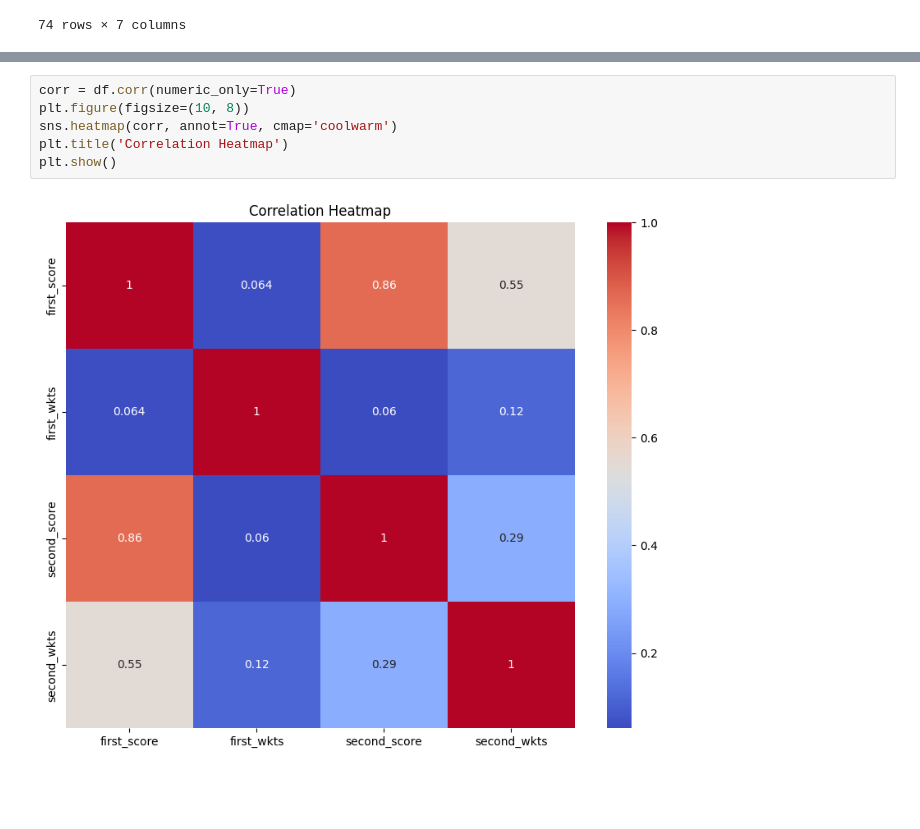
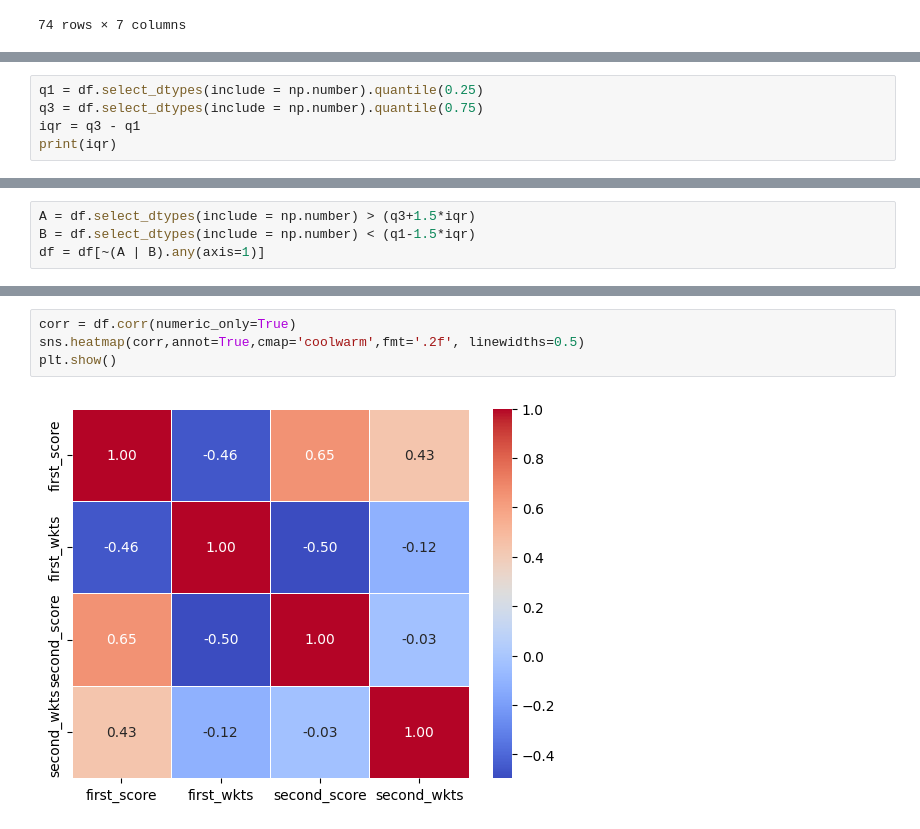
Before and after one commit to yharshityadav/IPL-Machine-Learning-Model, a Jupyter notebook: IPL.ipynb, the cells around one changed output, grey strips where cells are left out. Saved outputs shown, nothing was run; the diff lists cells and outputs as text; blank space fills up the shorter version.

Commit message:
visualisation

```diff
--- a/IPL.ipynb
+++ b/IPL.ipynb
@@ -100,0 +82,5 @@ Outliers in first innings score:
+# %%
+q1 = df.select_dtypes(include = np.number).quantile(0.25)
+q3 = df.select_dtypes(include = np.number).quantile(0.75)
+iqr = q3 - q1
+print(iqr)
@@ -100,0 +93,4 @@ Outliers in first innings score:
+# %%
+A = df.select_dtypes(include = np.number) > (q3+1.5*iqr)
+B = df.select_dtypes(include = np.number) < (q1-1.5*iqr)
+df = df[~(A | B).any(axis=1)]
@@ -101,8 +108,6 @@ Outliers in first innings score:
 # %%
 corr = df.corr(numeric_only=True)
-plt.figure(figsize=(10, 8))
-sns.heatmap(corr, annot=True, cmap='coolwarm')
-plt.title('Correlation Heatmap')
+sns.heatmap(corr,annot=True,cmap='coolwarm',fmt='.2f', linewidths=0.5)
 plt.show()
 # %% [output]
-[figure, old version]
+[figure, new version]
```
Also changed, not shown: parts of 10 cells of this notebook.
